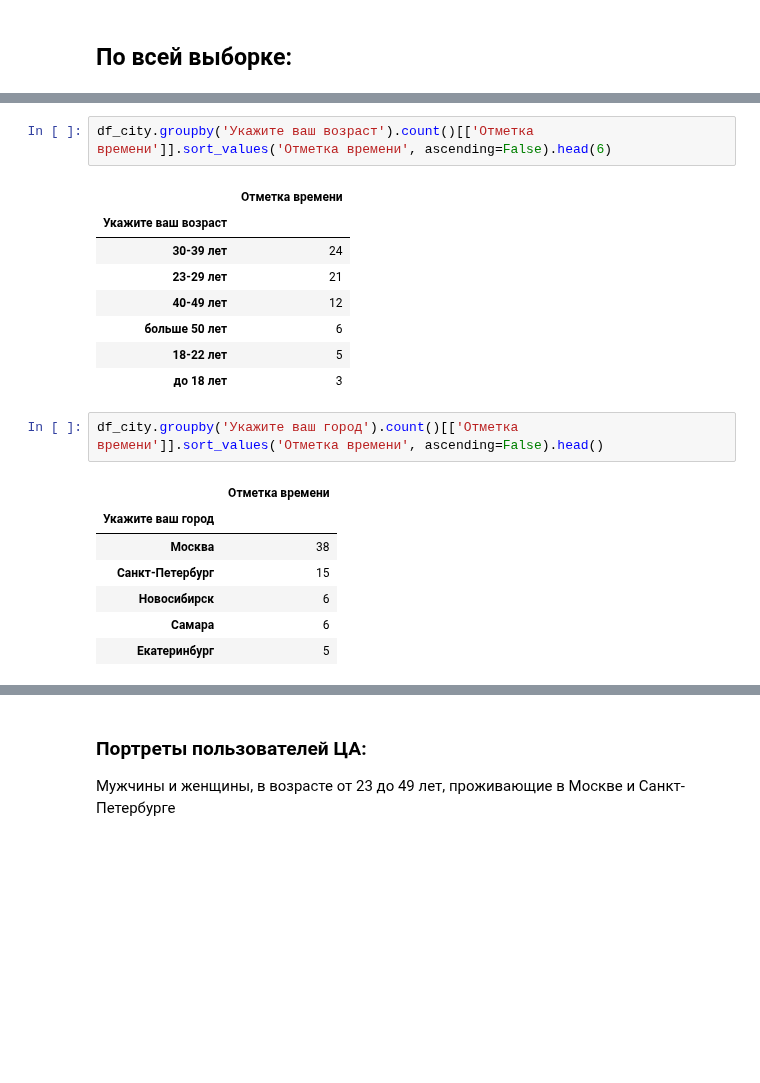
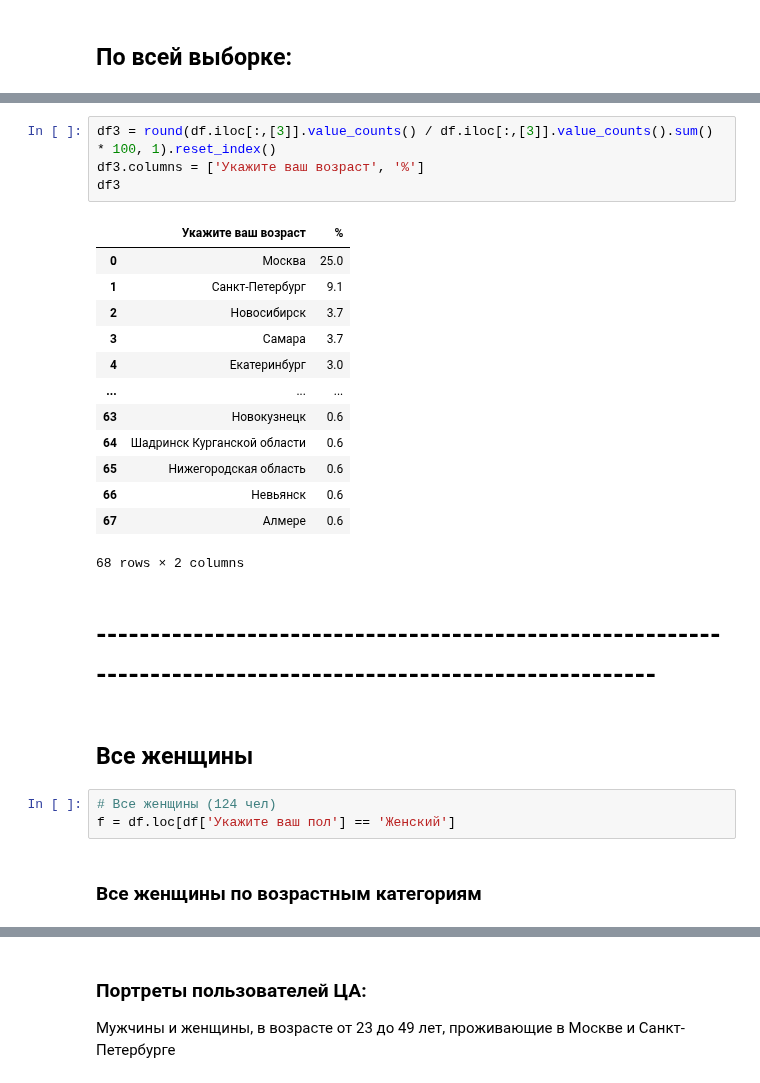
Before and after one commit to Gralex78/Home-Work-PYDA-20, a Jupyter notebook: 28_Grow/Grow.ipynb, the cells around one changed output, grey strips where cells are left out. Cells and saved outputs as stored; diff of their text form; blank space fills up the shorter version.

```diff
--- a/28_Grow/Grow.ipynb
+++ b/28_Grow/Grow.ipynb
@@ -64,21 +64,27 @@ df_city.groupby('Укажите ваш пол').count()[['Отметка вре
-# %%
-df_city.groupby('Укажите ваш возраст').count()[['Отметка времени']].sort_values('Отметка времени', ascending=False).head(6)
-# %% [output]
-|  | Отметка времени |
-| Укажите ваш возраст |  |
-| 30-39 лет | 24 |
-| 23-29 лет | 21 |
-| 40-49 лет | 12 |
-| больше 50 лет | 6 |
-| 18-22 лет | 5 |
-| до 18 лет | 3 |
-# %%
-df_city.groupby('Укажите ваш город').count()[['Отметка времени']].sort_values('Отметка времени', ascending=False).head()
-# %% [output]
-|  | Отметка времени |
-| Укажите ваш город |  |
-| Москва | 38 |
-| Санкт-Петербург | 15 |
-| Новосибирск | 6 |
-| Самара | 6 |
-| Екатеринбург | 5 |
+# %%
+df3 = round(df.iloc[:,[3]].value_counts() / df.iloc[:,[3]].value_counts().sum() * 100, 1).reset_index()
+df3.columns = ['Укажите ваш возраст', '%']
+df3
+# %% [output]
+|  | Укажите ваш возраст | % |
+| 0 | Москва | 25.0 |
+| 1 | Санкт-Петербург | 9.1 |
+| 2 | Новосибирск | 3.7 |
+| 3 | Самара | 3.7 |
+| 4 | Екатеринбург | 3.0 |
+| ... | ... | ... |
+| 63 | Новокузнецк | 0.6 |
+| 64 | Шадринск Курганской области | 0.6 |
+| 65 | Нижегородская область | 0.6 |
+| 66 | Невьянск | 0.6 |
+| 67 | Алмере | 0.6 |
+68 rows × 2 columns
+# %% [markdown]
+# --------------------------------------------------------------------------------------------------------------
+# %% [markdown]
+## Все женщины
+# %%
+# Все женщины (124 чел)
+f = df.loc[df['Укажите ваш пол'] == 'Женский']
+# %% [markdown]
+### Все женщины по возрастным категориям
```
Also changed, not shown: parts of 103 cells of this notebook.
